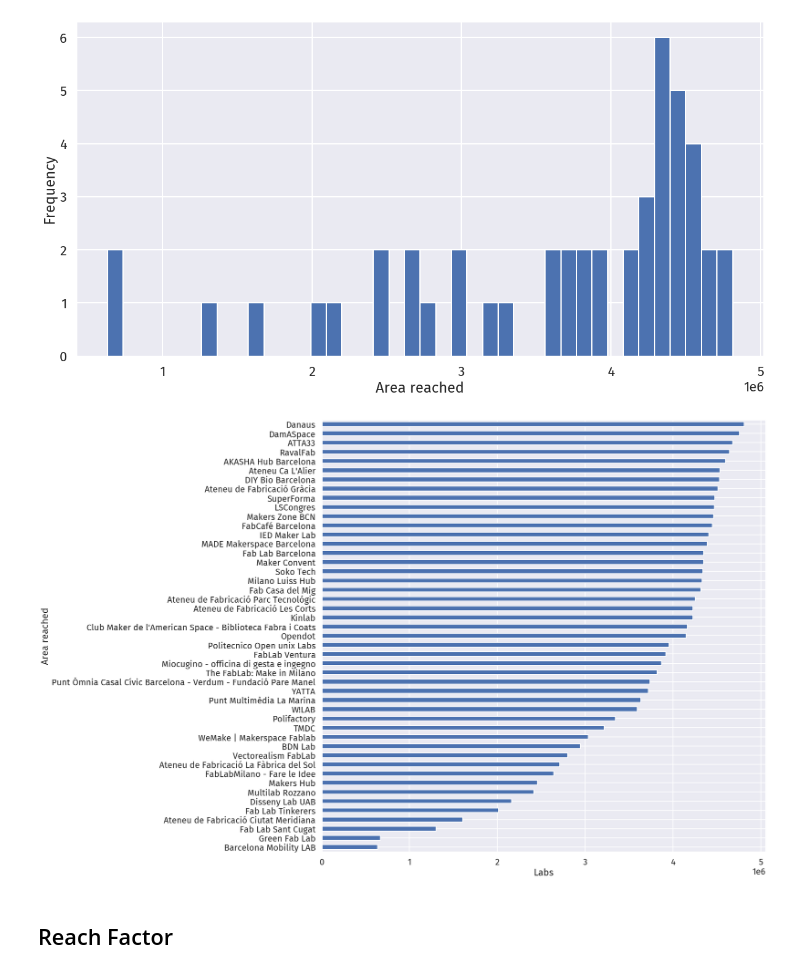
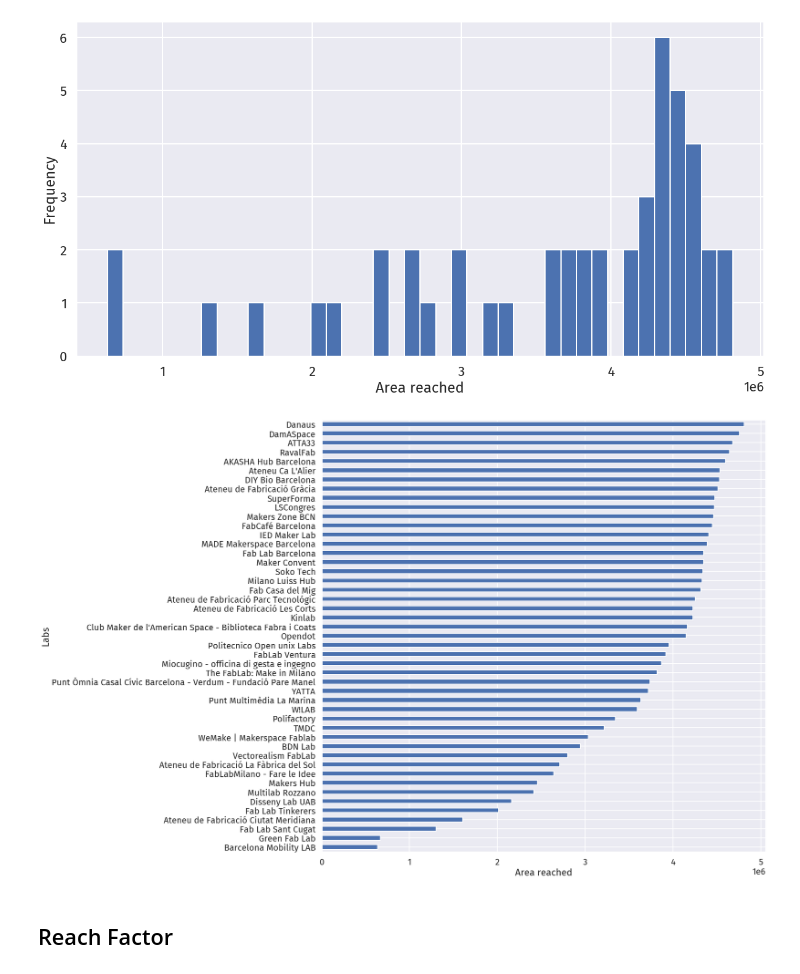
Before and after one commit to openp2pdesign/labs_access_analysis, a Jupyter notebook: 03_Plot_Map.ipynb, the cells around one changed output. Drawn from its saved outputs; the diff is of its cells as text; code cells hidden in the pictures.

```diff
--- a/03_Plot_Map.ipynb
+++ b/03_Plot_Map.ipynb
@@ -138,16 +138,16 @@ plt.savefig("png/labs_area_hist.png", dpi=300, bbox_inches="tight")
 # %%
 # Configure font
 matplotlib.rcParams['font.sans-serif'] = "Fira Sans"
 matplotlib.rcParams['font.family'] = "sans-serif"
 sns.set_context("poster")
 # Plot the data
 map_data.sort_values(by=['area'])['area'].plot(kind="barh", figsize=(20,20))
-plt.ylabel('Area reached')
-plt.xlabel('Labs')
+plt.xlabel('Area reached')
+plt.ylabel('Labs')
 plt.savefig("svg/labs_area_bar.svg", bbox_inches="tight")
 plt.savefig("png/labs_area_bar.png", dpi=300, bbox_inches="tight")
 # %% [output]
-[figure, old version]
+[figure, new version]
 # %% [markdown]
 ## Reach Factor
 # %%
```
Also changed, not shown: parts of 5 cells of this notebook, 41 other files.
